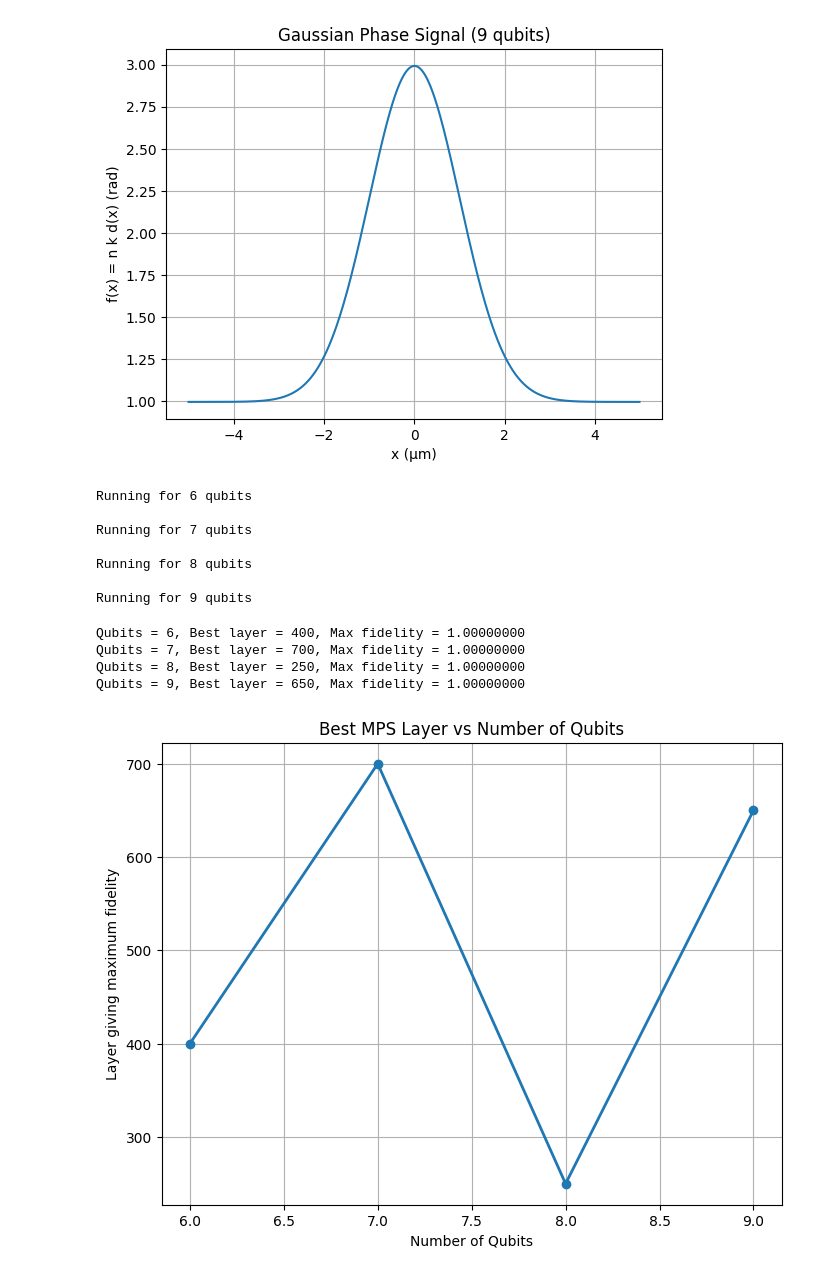
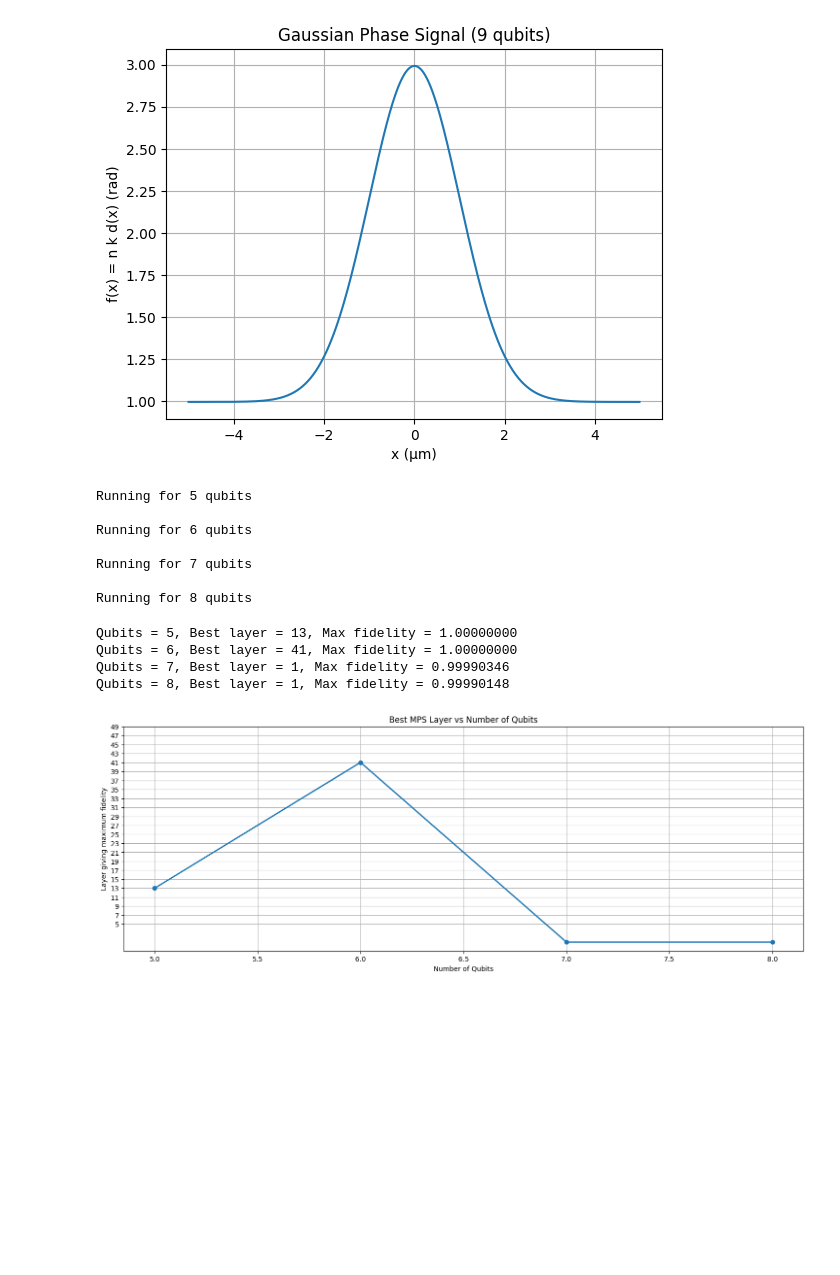
Before and after one commit to aizzen3/QCproject2, a Jupyter notebook: GAUSIAN.ipynb, the cells around one changed output. Cells and saved outputs as stored; diff of their text form; code cells hidden in the pictures; blank space fills up the shorter version.

```diff
--- a/GAUSIAN.ipynb
+++ b/GAUSIAN.ipynb
@@ -74,8 +74,8 @@ from qiskit.quantum_info import state_fidelity
 # simulator
 sim = AerSimulator(method="statevector")
 
-qubit_range = range(6, 10)
-layer_range = range(50, 701, 50)
+qubit_range = range(5, 9)
+layer_range = range(1, 51, 2)
 
 # store fidelity matrix
 fidelity_map = np.zeros((len(layer_range), len(qubit_range)))
@@ -113,13 +113,13 @@ for qi, n_qubits in enumerate(qubit_range):
 
         fidelity_map[li, qi] = F
 # %% [output]
+Running for 5 qubits
+
 Running for 6 qubits
 
 Running for 7 qubits
 
 Running for 8 qubits
-
-Running for 9 qubits
 # %%
 import numpy as np
 import matplotlib.pyplot as plt
@@ -139,21 +139,22 @@ for qi in range(len(qubit_range)):
 
     print(f"Qubits = {qubit_range[qi]}, Best layer = {best_layer}, Max fidelity = {best_fidelity:.8f}")
 # %% [output]
-Qubits = 6, Best layer = 400, Max fidelity = 1.00000000
-Qubits = 7, Best layer = 700, Max fidelity = 1.00000000
-Qubits = 8, Best layer = 250, Max fidelity = 1.00000000
-Qubits = 9, Best layer = 650, Max fidelity = 1.00000000
+Qubits = 5, Best layer = 13, Max fidelity = 1.00000000
+Qubits = 6, Best layer = 41, Max fidelity = 1.00000000
+Qubits = 7, Best layer = 1, Max fidelity = 0.99990346
+Qubits = 8, Best layer = 1, Max fidelity = 0.99990148
 # %%
-plt.figure(figsize=(8, 6))
+plt.figure(figsize=(18, 6))
 plt.plot(qubit_range, best_layers, 'o-', linewidth=2)
 
+plt.yticks(range(5, 50, 2))
 plt.xlabel("Number of Qubits")
 plt.ylabel("Layer giving maximum fidelity")
 plt.title("Best MPS Layer vs Number of Qubits")
 plt.grid(True)
 plt.show()
 # %% [output]
-[figure, old version]
+[figure, new version]
 # %%
 import numpy as np
 import matplotlib.pyplot as plt
```
Also changed, not shown: parts of 3 cells of this notebook.
